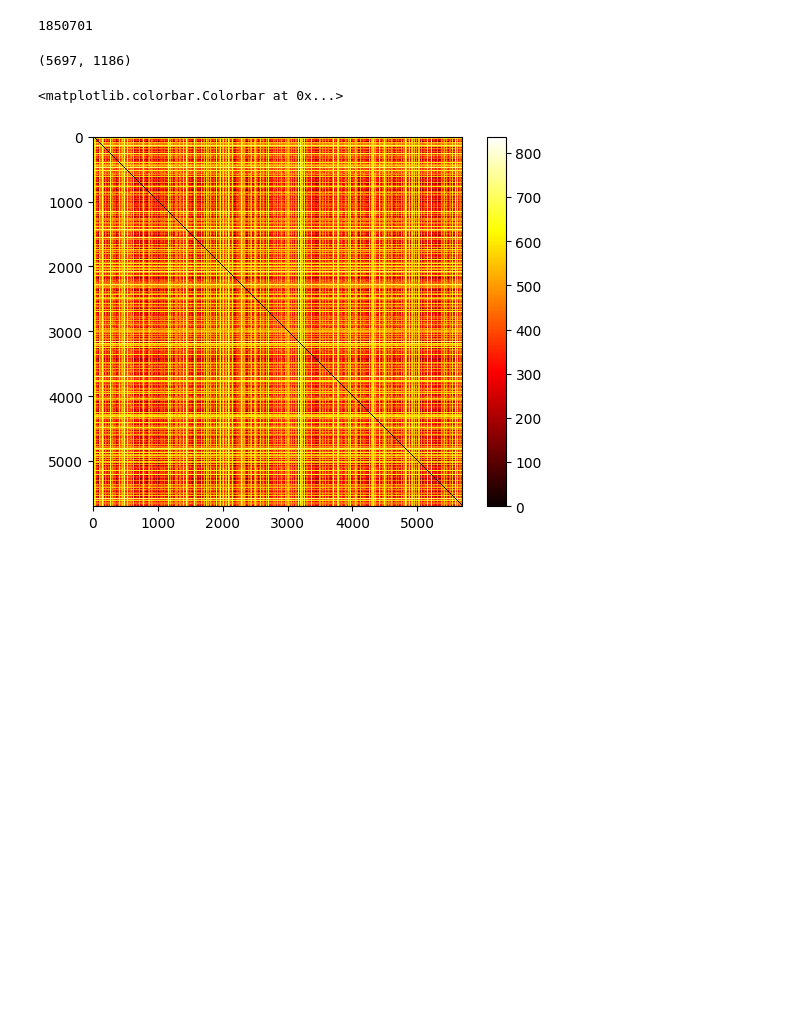
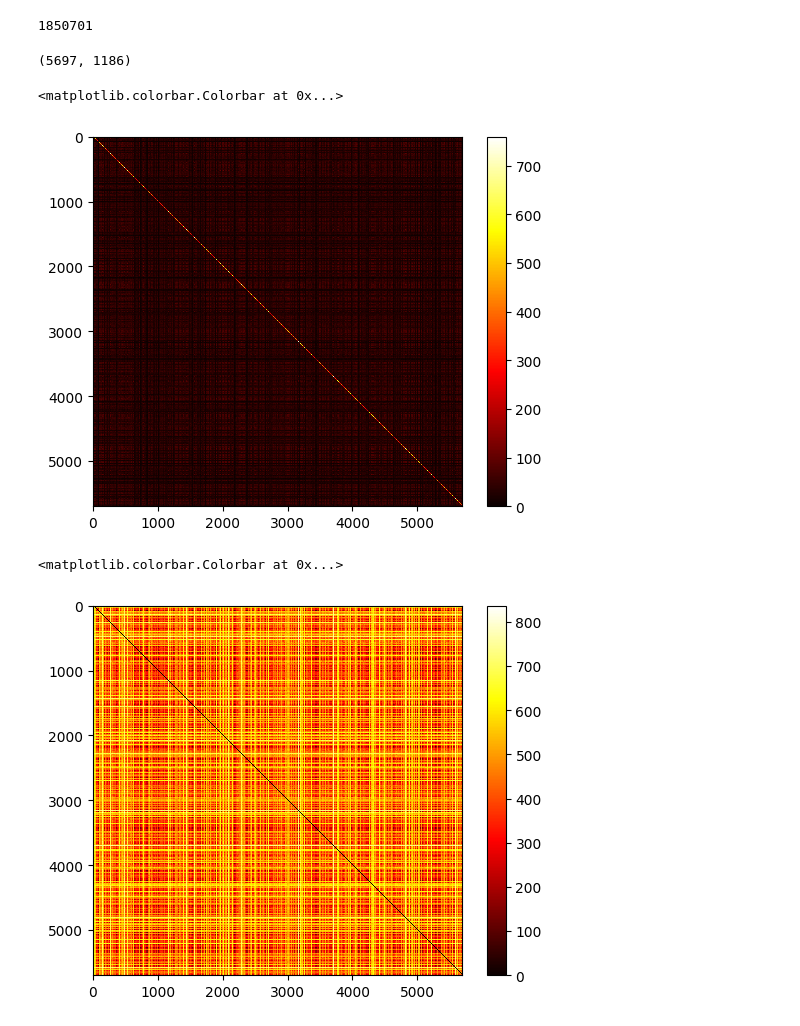
Before and after one commit to Innoviox/CoNQuiStAdoRES, a Jupyter notebook: diffcompress.ipynb, the cells around one changed output. Saved outputs shown, nothing was run; the diff lists cells and outputs as text; code cells hidden in the pictures; blank space fills up the shorter version.

```diff
--- a/diffcompress.ipynb
+++ b/diffcompress.ipynb
@@ -32,4 +32,5 @@ for i in tqdm.trange(ncells):
 
 for i in tqdm.trange(ncells):
     for j in range(ncells):
-        sims[i][j] = np.count_nonzero(np.absolute(cells[i] - cells[j]))
+        a, b = cells[i], cells[j]
+        sims[i][j] = sum((a == b) & (a != 0))
@@ -36,3 +44,9 @@ for i in tqdm.trange(ncells):
+# %%
+plt.imshow(sims, cmap='hot', interpolation='none')
+plt.colorbar()
+# %% [output]
+<matplotlib.colorbar.Colorbar at 0x...>
+[figure, added]
 # %%
 plt.imshow(sims, cmap='hot', interpolation='none')
 plt.colorbar()
```
Also changed, not shown: parts of 4 cells of this notebook, 5 other files.
